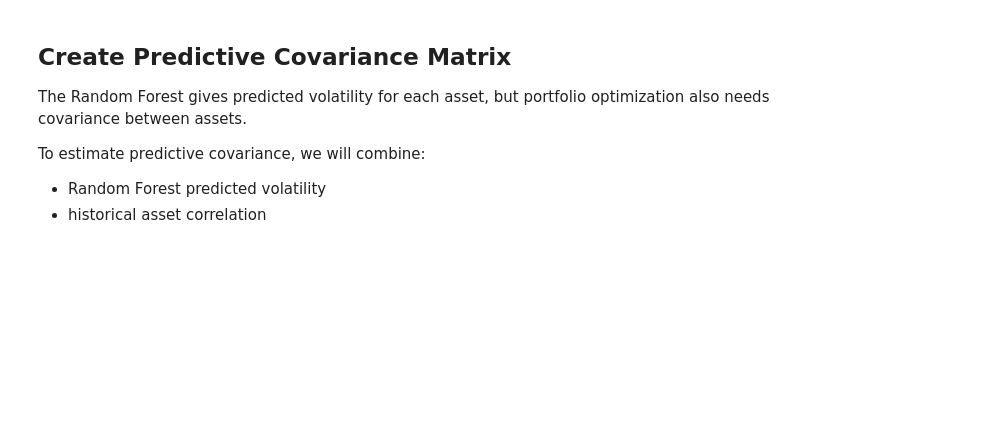
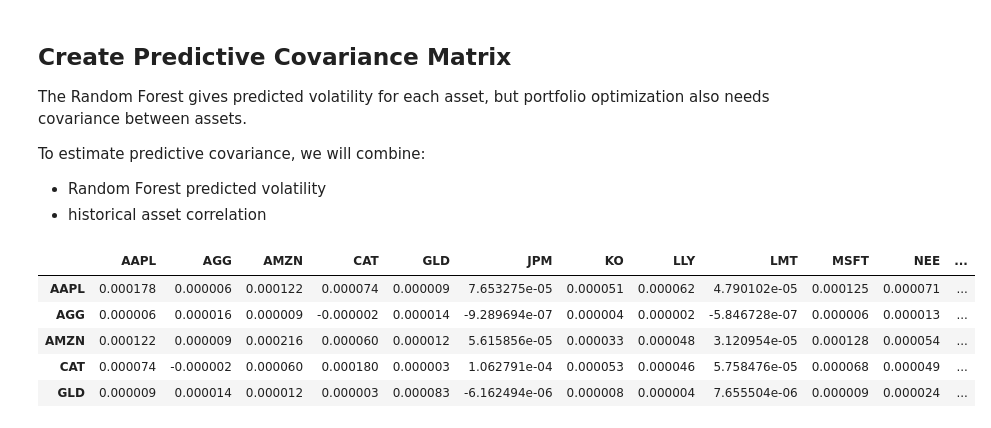
Before and after one commit to SamiiShabuse/INFO442-Group-Project, a Jupyter notebook: notebooks/06_portfolio_optimization/01_portfolio_optimization.ipynb, the cells around one changed output. Saved outputs shown, nothing was run; the diff lists cells and outputs as text; code cells hidden in the pictures; blank space fills up the shorter version.

Commit message:
portfolio optimization: create predictive covariance matrix

```diff
--- a/notebooks/06_portfolio_optimization/01_portfolio_optimization.ipynb
+++ b/notebooks/06_portfolio_optimization/01_portfolio_optimization.ipynb
@@ -433,3 +433,18 @@ To estimate predictive covariance, we will combine:
 
 - Random Forest predicted volatility
 - historical asset correlation
+# %%
+rf_predicted_covariance_matrix = pd.DataFrame(
+    np.outer(rf_predicted_vol_by_asset, rf_predicted_vol_by_asset) * correlation_matrix.values,
+    index=portfolio_assets,
+    columns=portfolio_assets
+)
+# %%
+rf_predicted_covariance_matrix.head()
+# %% [output]
+|  | AAPL | AGG | AMZN | CAT | GLD | JPM | KO | LLY | LMT | MSFT | NEE | ... |
+| AAPL | 0.000178 | 0.000006 | 0.000122 | 0.000074 | 0.000009 | 7.653275e-05 | 0.000051 | 0.000062 | 4.790102e-05 | 0.000125 | 0.000071 | ... |
+| AGG | 0.000006 | 0.000016 | 0.000009 | -0.000002 | 0.000014 | -9.289694e-07 | 0.000004 | 0.000002 | -5.846728e-07 | 0.000006 | 0.000013 | ... |
+| AMZN | 0.000122 | 0.000009 | 0.000216 | 0.000060 | 0.000012 | 5.615856e-05 | 0.000033 | 0.000048 | 3.120954e-05 | 0.000128 | 0.000054 | ... |
+| CAT | 0.000074 | -0.000002 | 0.000060 | 0.000180 | 0.000003 | 1.062791e-04 | 0.000053 | 0.000046 | 5.758476e-05 | 0.000068 | 0.000049 | ... |
+| GLD | 0.000009 | 0.000014 | 0.000012 | 0.000003 | 0.000083 | -6.162494e-06 | 0.000008 | 0.000004 | 7.655504e-06 | 0.000009 | 0.000024 | ... |
```
Also changed, not shown: parts of 1 cell of this notebook.
